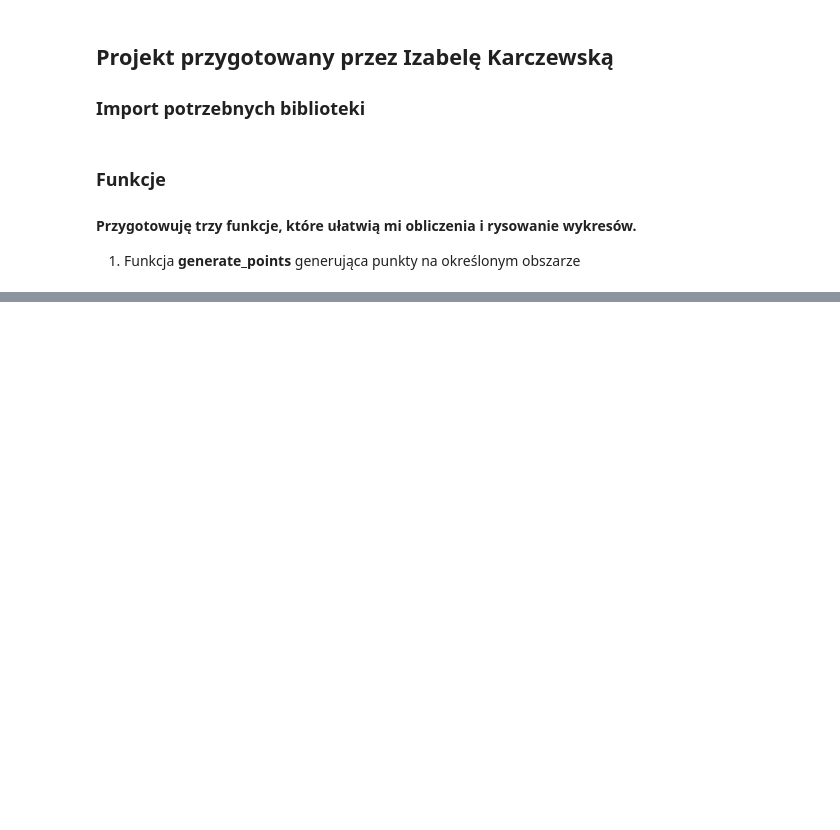
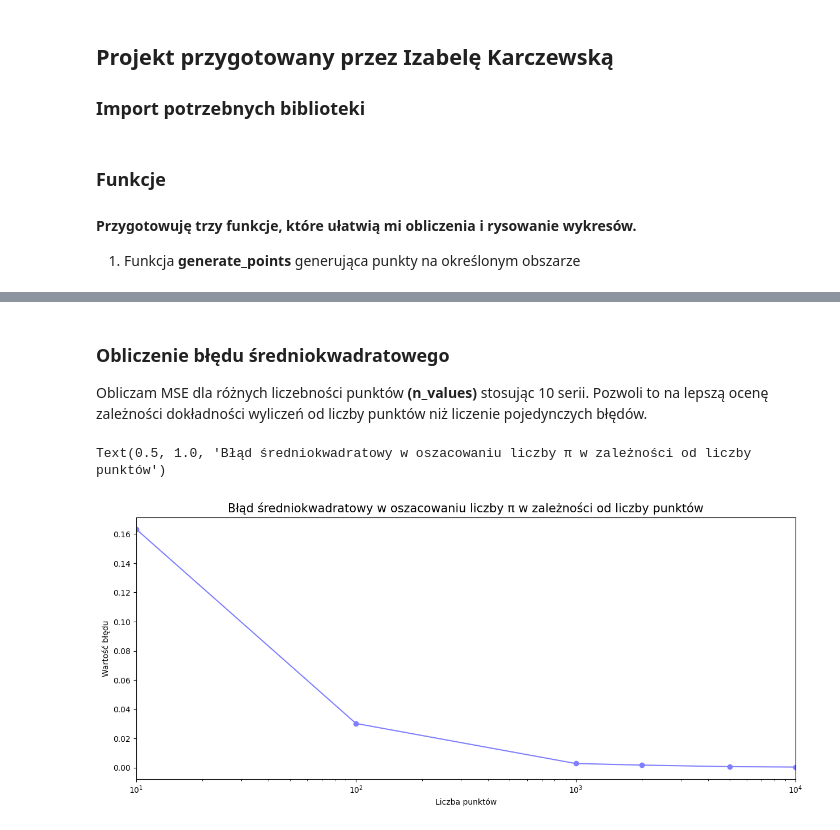
Before and after one commit to IzaKarczewska/Computational-Engineering, a Jupyter notebook: MonteCarlo/MonteCarlo.ipynb, the cells around one changed output, grey strips where cells are left out. Drawn from its saved outputs; the diff is of its cells as text; code cells hidden in the pictures; blank space fills up the shorter version.

```diff
--- a/MonteCarlo/MonteCarlo.ipynb
+++ b/MonteCarlo/MonteCarlo.ipynb
@@ -71,0 +119,32 @@ No artists with labels found to put in legend.  Note that artists whose label st
+# %% [markdown]
+### Obliczenie błędu średniokwadratowego
+Obliczam MSE dla różnych liczebności punktów **(n_values)** stosując 10 serii. Pozwoli to na lepszą ocenę zależności dokładności wyliczeń od liczby punktów niż liczenie pojedynczych błędów.
+# %%
+n_values = [10, 100, 1000, 2000, 5000, 10000]
+real_pi = np.pi
+pi_errors_in_series = []
+mean_squared_errors = []
+series_errors=[]
+
+for _ in range(0, 10):
+    pi_errors_in_series = []
+    for n in n_values:
+        points = generate_points(n)
+        points = points_in_circle(points)
+        pi = estimate_pi(points)
+        pi_errors_in_series.append((pi-real_pi)**2)
+    series_errors.append(pi_errors_in_series)
+
+for i in range(0, len(n_values)):
+    mean_squared_errors.append(np.mean([error[i] for error in series_errors]))
+
+plt.figure(figsize=(15, 6))
+plt.plot(n_values, mean_squared_errors, marker='o', color="#7F7EFF")
+plt.xscale('log')
+plt.xlim(n_values[0], n_values[-1])
+plt.xlabel('Liczba punktów')
+plt.ylabel('Wartość błędu')
+plt.title('Błąd średniokwadratowy w oszacowaniu liczby π w zależności od liczby punktów', fontsize=15)
+# %% [output]
+Text(0.5, 1.0, 'Błąd średniokwadratowy w oszacowaniu liczby π w zależności od liczby punktów')
+[figure, added]
```
Also changed, not shown: parts of 15 cells of this notebook.
